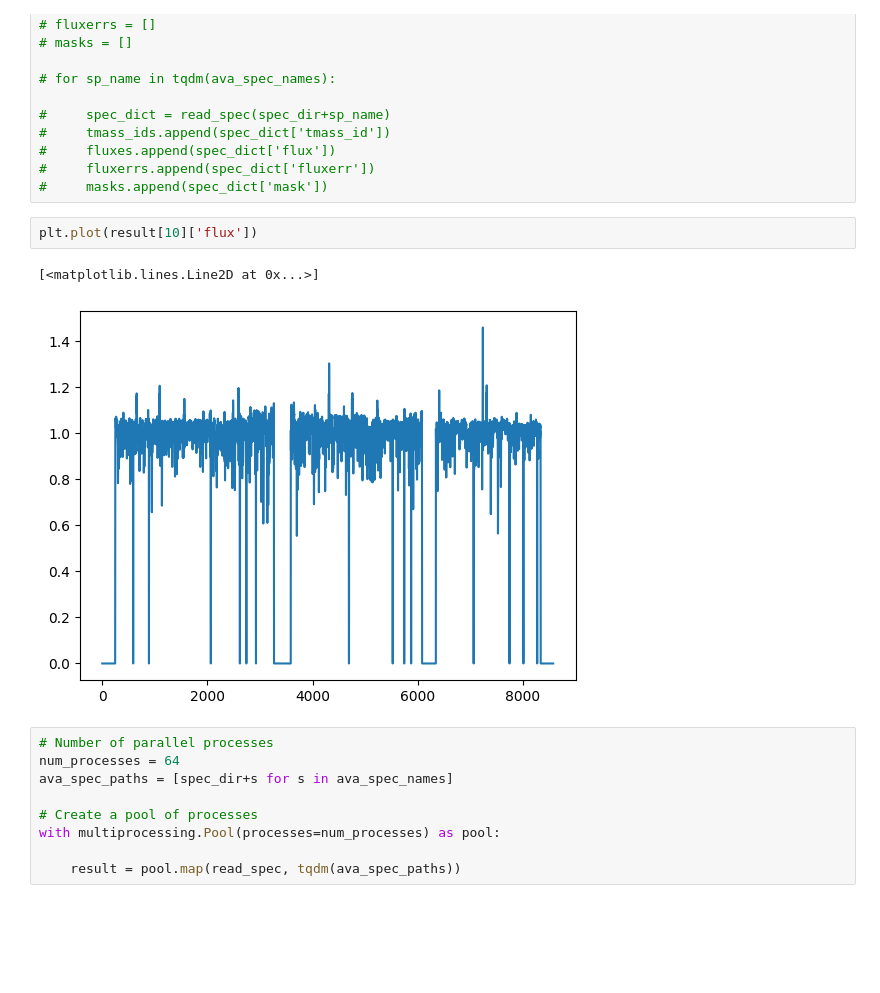
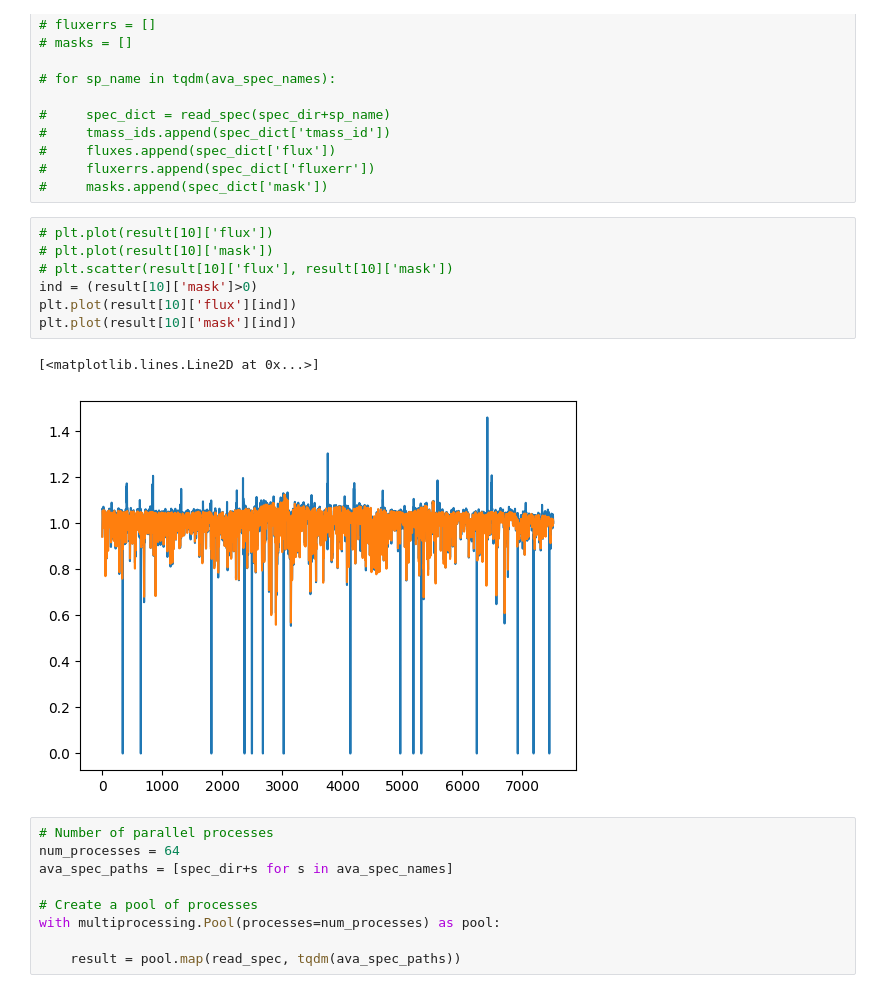
Before and after one commit to jiadonglee/aspgap, a Jupyter notebook: notebook/download_apogee.ipynb, the cells around one changed output. Saved outputs shown, nothing was run; the diff lists cells and outputs as text; blank space fills up the shorter version.

```diff
--- a/notebook/download_apogee.ipynb
+++ b/notebook/download_apogee.ipynb
@@ -176,10 +176,15 @@ plt.ylim([0., 2]);
 #     fluxerrs.append(spec_dict['fluxerr'])
 #     masks.append(spec_dict['mask'])
 # %%
-plt.plot(result[10]['flux'])
+# plt.plot(result[10]['flux'])
+# plt.plot(result[10]['mask'])
+# plt.scatter(result[10]['flux'], result[10]['mask'])
+ind = (result[10]['mask']>0)
+plt.plot(result[10]['flux'][ind])
+plt.plot(result[10]['mask'][ind])
 # %% [output]
 [<matplotlib.lines.Line2D at 0x...>]
-[figure, old version]
+[figure, new version]
 # %%
 # Number of parallel processes
 num_processes = 64
```
Also changed, not shown: parts of 22 cells of this notebook, 14 other files.
